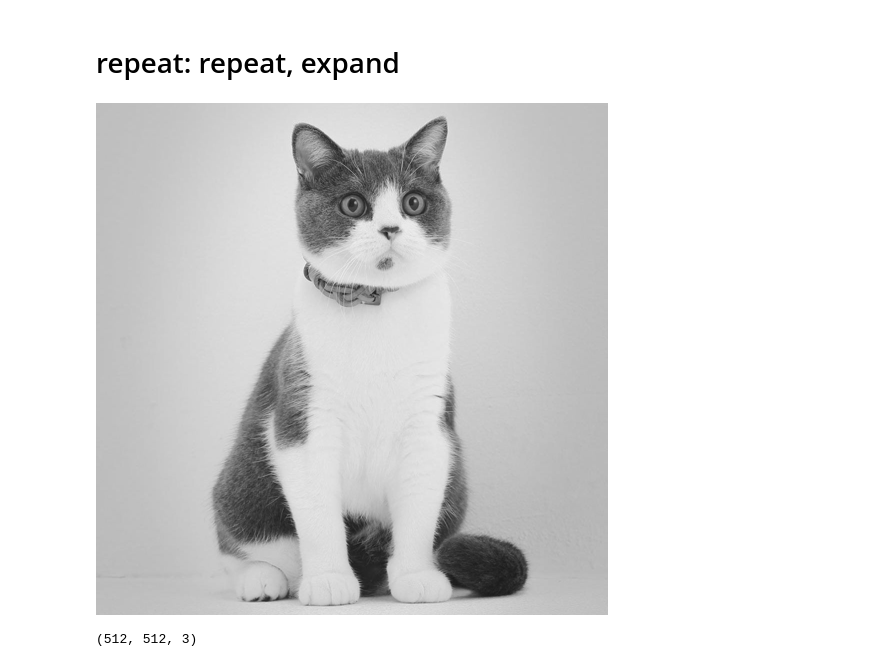
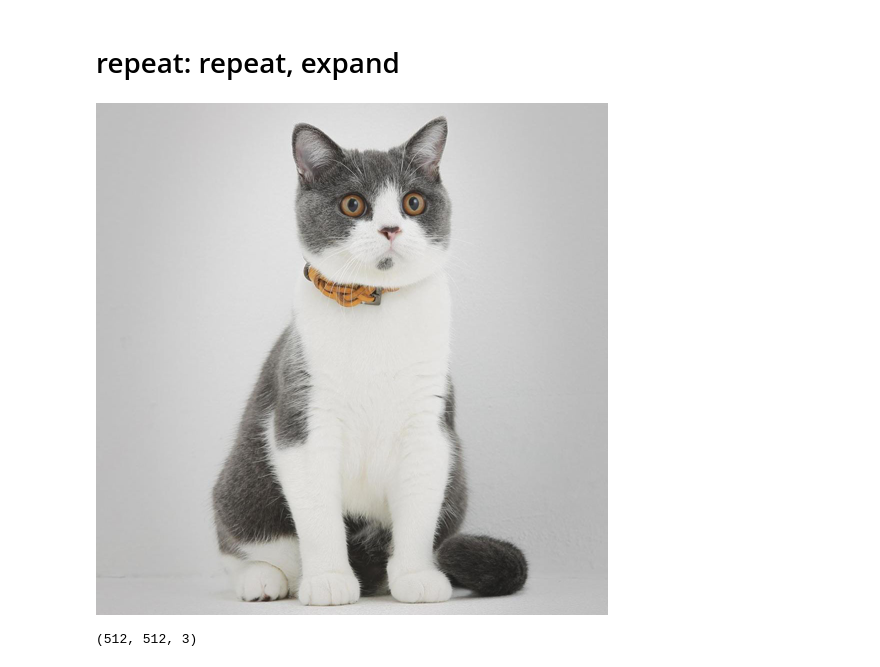
Before and after one commit to NagatoYuki0943/DL, a Jupyter notebook: Pytorch/01_PyTorch基本/05数学运算/einops einsum&rearrange&repeat&reduce.ipynb, the cells around one changed output. Drawn from its saved outputs; the diff is of its cells as text; code cells hidden in the pictures.

```diff
--- a/Pytorch/01_PyTorch基本/05数学运算/einops einsum&rearrange&repeat&reduce.ipynb
+++ b/Pytorch/01_PyTorch基本/05数学运算/einops einsum&rearrange&repeat&reduce.ipynb
@@ -222,9 +222,10 @@ print((x - reduce(x, 'b c h w -> b c () ()', 'mean')).shape)
 # repeat: repeat, expand
 # %%
 # a grayscale image (of shape height x width)
-image = Image.open("cat4.jpg").resize((512, 512)).convert('L')
+image = Image.open("cat4.jpg").resize((512, 512))
+image_array = np.array(image)
 image
 # %% [output]
-[figure, old version]
+[figure, new version]
 # %%
 # change it to RGB format by repeating in each channel
```
Also changed, not shown: parts of 10 cells of this notebook.
